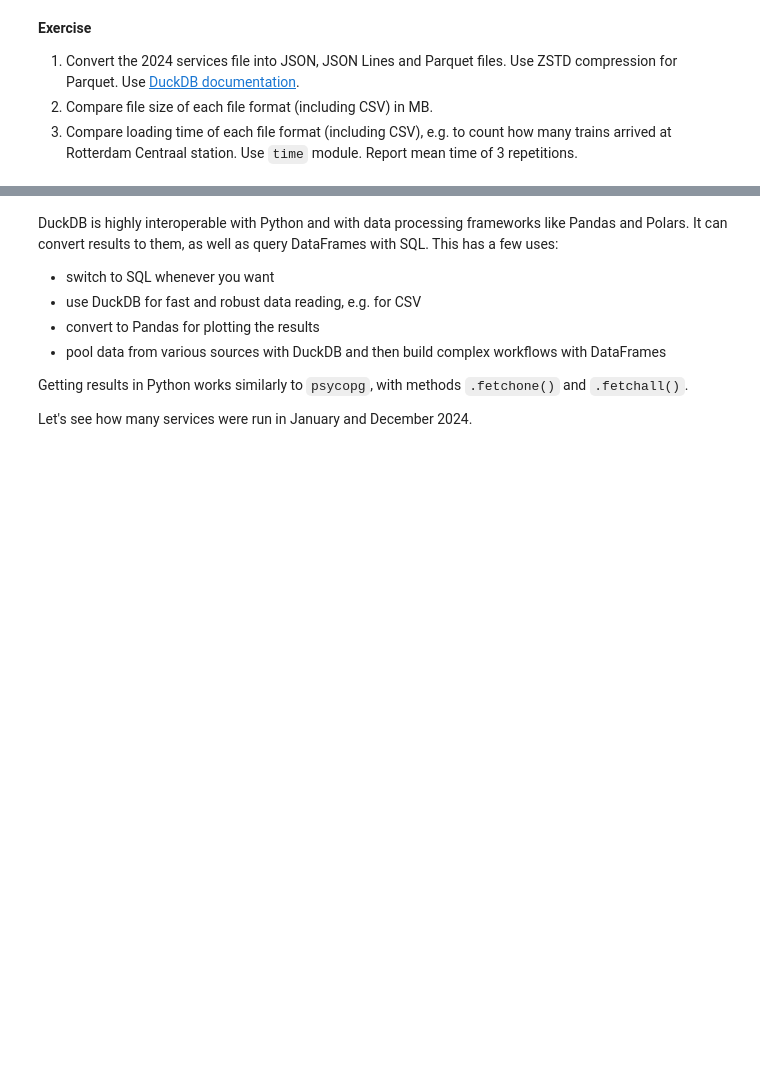
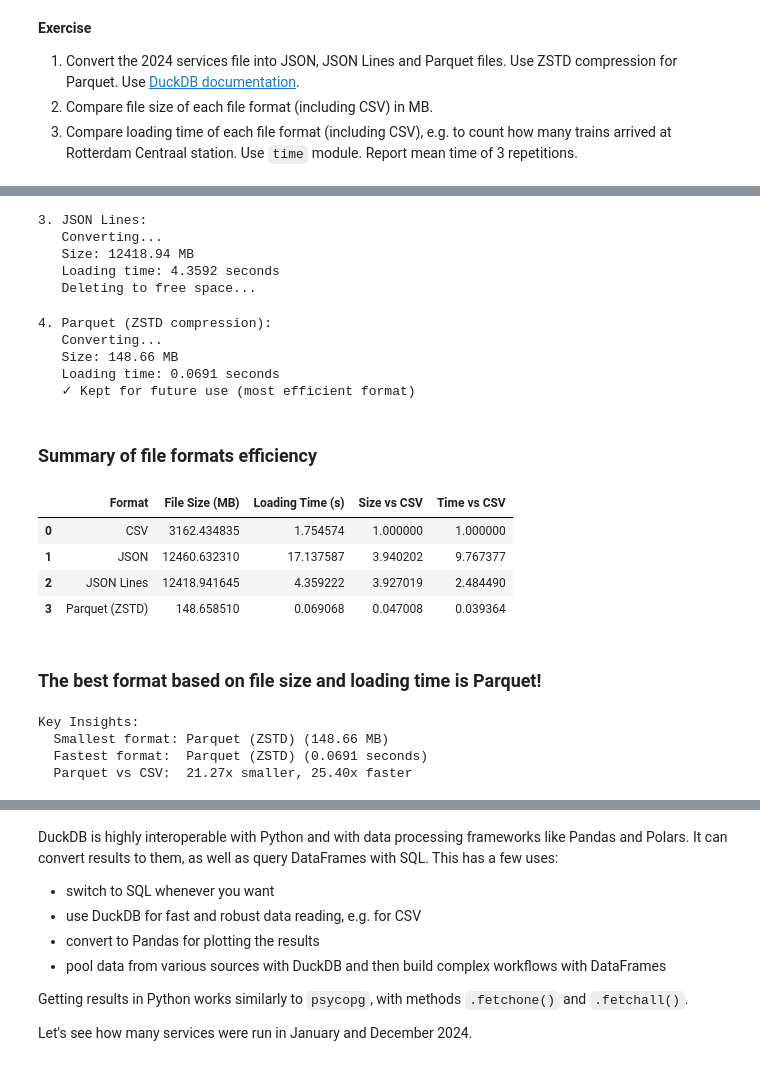
Before and after one commit to xiazek/issi_MLOps_lab, a Jupyter notebook: lab02/notebook_02_duckdb.ipynb, the cells around one changed output, grey strips where cells are left out. Cells and saved outputs as stored; diff of their text form; code cells hidden in the pictures; blank space fills up the shorter version.

Commit message:
lab 02 - file formats efficiency for size and loading times.

```diff
--- a/lab02/notebook_02_duckdb.ipynb
+++ b/lab02/notebook_02_duckdb.ipynb
@@ -539,0 +602,80 @@ Service:RDT-ID  Service:Date    Service:Type    Service:Company Service:Train nu
+# %%
+# --- JSON Lines format ---
+print("\n3. JSON Lines:")
+jsonl_path = 'output/services_2024.jsonl'
+print("   Converting...")
+db.sql("""
+COPY (SELECT * FROM 'data/services-2024.csv')
+TO 'output/services_2024.jsonl' (FORMAT JSON);
+""")
+file_sizes['JSON Lines'] = os.path.getsize(jsonl_path) / (1024 * 1024)
+print(f"   Size: {file_sizes['JSON Lines']:.2f} MB")
+loading_times['JSON Lines'], _ = measure_loading_time(jsonl_path, num_repetitions)
+print(f"   Loading time: {loading_times['JSON Lines']:.4f} seconds")
+print("   Deleting to free space...")
+os.remove(jsonl_path)
+# %% [output]
+3. JSON Lines:
+   Converting...
+   Size: 12418.94 MB
+   Loading time: 4.3592 seconds
+   Deleting to free space...
+# %%
+# --- Parquet with ZSTD compression ---
+print("\n4. Parquet (ZSTD compression):")
+parquet_path = 'output/services_2024.parquet'
+print("   Converting...")
+db.sql("""
+COPY (SELECT * FROM 'data/services-2024.csv')
+TO 'output/services_2024.parquet' (FORMAT PARQUET, COMPRESSION ZSTD);
+""")
+file_sizes['Parquet (ZSTD)'] = os.path.getsize(parquet_path) / (1024 * 1024)
+print(f"   Size: {file_sizes['Parquet (ZSTD)']:.2f} MB")
+loading_times['Parquet (ZSTD)'], _ = measure_loading_time(parquet_path, num_repetitions)
+print(f"   Loading time: {loading_times['Parquet (ZSTD)']:.4f} seconds")
+print("   ✓ Kept for future use (most efficient format)")
+# %% [output]
+4. Parquet (ZSTD compression):
+   Converting...
+   Size: 148.66 MB
+   Loading time: 0.0691 seconds
+   ✓ Kept for future use (most efficient format)
+# %% [markdown]
+### Summary of file formats efficiency
+# %%
+results_df = pd.DataFrame({
+    'Format': ['CSV', 'JSON', 'JSON Lines', 'Parquet (ZSTD)'],
+    'File Size (MB)': [file_sizes[fmt] for fmt in ['CSV', 'JSON', 'JSON Lines', 'Parquet (ZSTD)']],
+    'Loading Time (s)': [loading_times[fmt] for fmt in ['CSV', 'JSON', 'JSON Lines', 'Parquet (ZSTD)']]
+})
+
+# Add calculated columns for comparison with CSV
+csv_size = results_df.loc[results_df['Format'] == 'CSV', 'File Size (MB)'].values[0]
+csv_time = results_df.loc[results_df['Format'] == 'CSV', 'Loading Time (s)'].values[0]
+
+results_df['Size vs CSV'] = results_df['File Size (MB)'] / csv_size
+results_df['Time vs CSV'] = results_df['Loading Time (s)'] / csv_time
+results_df
+# %% [output]
+|  | Format | File Size (MB) | Loading Time (s) | Size vs CSV | Time vs CSV |
+| 0 | CSV | 3162.434835 | 1.754574 | 1.000000 | 1.000000 |
+| 1 | JSON | 12460.632310 | 17.137587 | 3.940202 | 9.767377 |
+| 2 | JSON Lines | 12418.941645 | 4.359222 | 3.927019 | 2.484490 |
+| 3 | Parquet (ZSTD) | 148.658510 | 0.069068 | 0.047008 | 0.039364 |
+# %% [markdown]
+### The best format based on file size and loading time is Parquet!
+# %%
+smallest_idx = results_df['File Size (MB)'].idxmin()
+fastest_idx = results_df['Loading Time (s)'].idxmin()
+
+print(f"\nKey Insights:")
+print(f"  Smallest format: {results_df.loc[smallest_idx, 'Format']} ({results_df.loc[smallest_idx, 'File Size (MB)']:.2f} MB)")
+print(f"  Fastest format:  {results_df.loc[fastest_idx, 'Format']} ({results_df.loc[fastest_idx, 'Loading Time (s)']:.4f} seconds)")
+
+parquet_row = results_df[results_df['Format'] == 'Parquet (ZSTD)'].iloc[0]
+print(f"  Parquet vs CSV:  {1/parquet_row['Size vs CSV']:.2f}x smaller, {1/parquet_row['Time vs CSV']:.2f}x faster")
+# %% [output]
+Key Insights:
+  Smallest format: Parquet (ZSTD) (148.66 MB)
+  Fastest format:  Parquet (ZSTD) (0.0691 seconds)
+  Parquet vs CSV:  21.27x smaller, 25.40x faster
```
Also changed, not shown: parts of 6 cells of this notebook.
